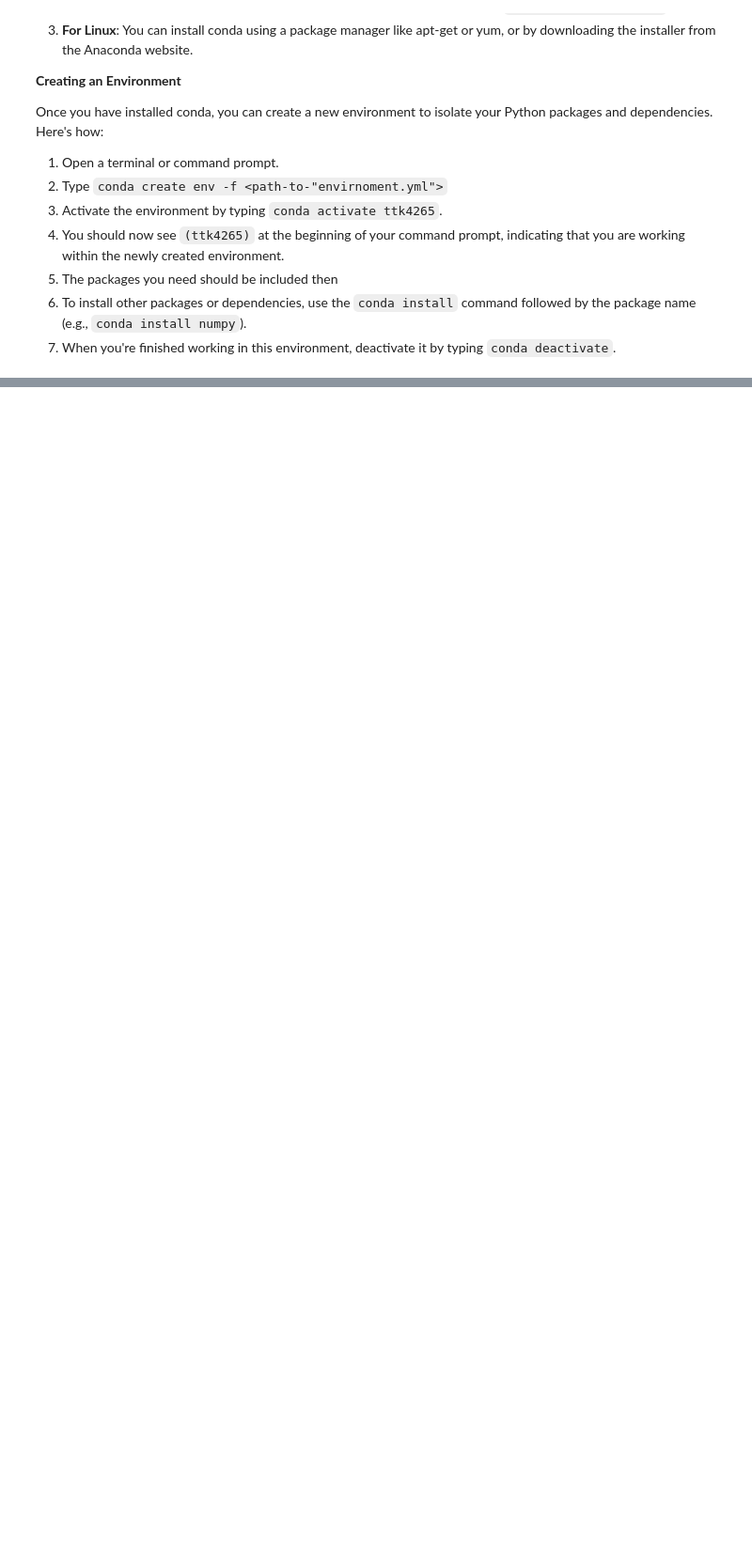
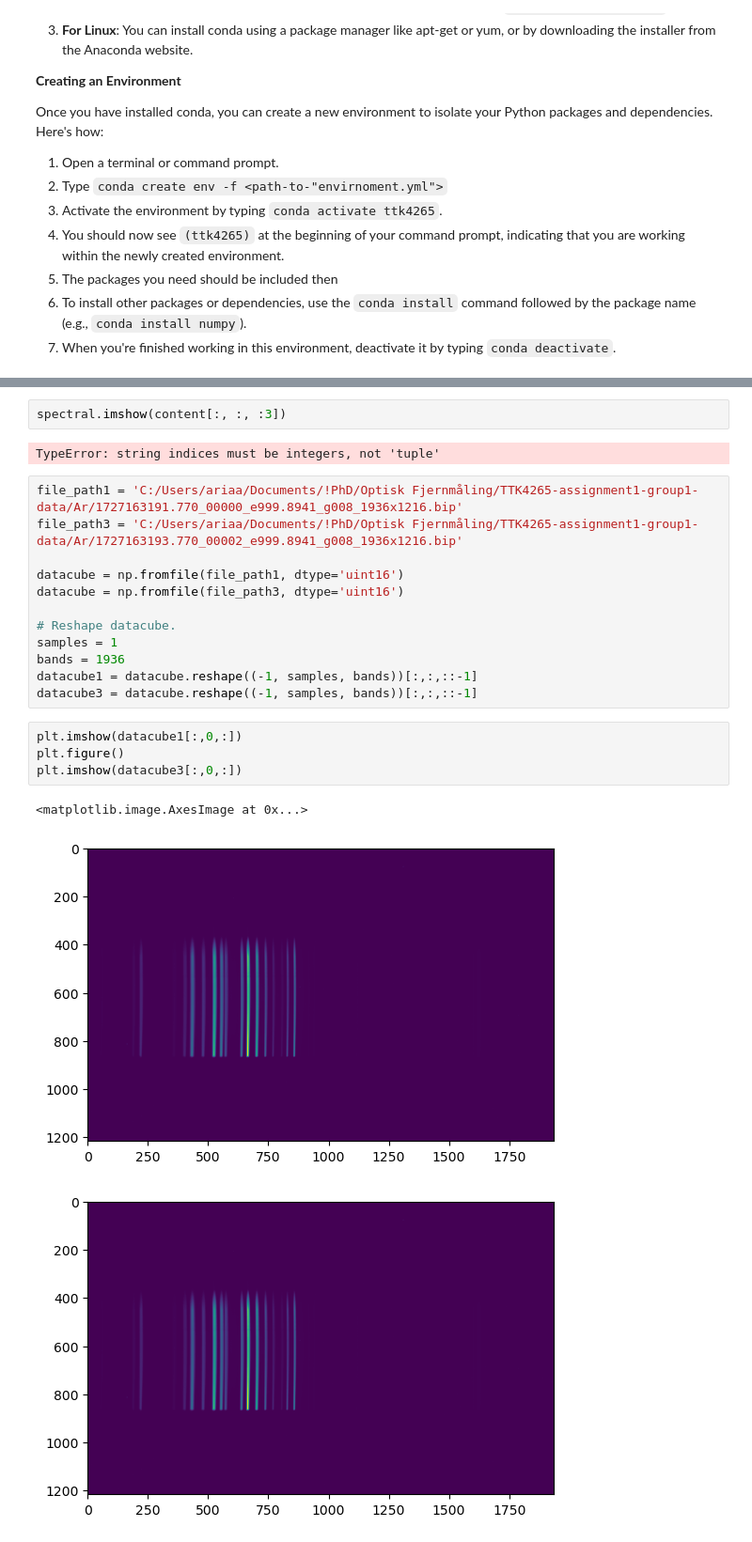
Before and after one commit to Larshalvorhansen/optikkLab, a Jupyter notebook: Code/Assignment_1/notebook.ipynb, the cells around one changed output, grey strips where cells are left out. Shown: that part at 94% size. Saved outputs shown, nothing was run; the diff lists cells and outputs as text; blank space fills up the shorter version.

```diff
--- a/Code/Assignment_1/notebook.ipynb
+++ b/Code/Assignment_1/notebook.ipynb
@@ -40,3 +108,27 @@ Once you have installed conda, you can create a new environment to isolate your
+# %%
+spectral.imshow(content[:, :, :3])
+# %% [output]
+TypeError: string indices must be integers, not 'tuple'
+# %%
+file_path1 = 'C:/Users/ariaa/Documents/!PhD/Optisk Fjernmåling/TTK4265-assignment1-group1-data/Ar/1727163191.770_00000_e999.8941_g008_1936x1216.bip'
+file_path3 = 'C:/Users/ariaa/Documents/!PhD/Optisk Fjernmåling/TTK4265-assignment1-group1-data/Ar/1727163193.770_00002_e999.8941_g008_1936x1216.bip'
+
+datacube = np.fromfile(file_path1, dtype='uint16')
+datacube = np.fromfile(file_path3, dtype='uint16')
+
+# Reshape datacube.
+samples = 1
+bands = 1936
+datacube1 = datacube.reshape((-1, samples, bands))[:,:,::-1]
+datacube3 = datacube.reshape((-1, samples, bands))[:,:,::-1]
+# %%
+plt.imshow(datacube1[:,0,:])
+plt.figure()
+plt.imshow(datacube3[:,0,:])
+# %% [output]
+<matplotlib.image.AxesImage at 0x...>
+[figure, added]
+[figure, added]
 # %%
 import numpy as np
 import matplotlib.pyplot as plt
```
Also changed, not shown: parts of 3 cells of this notebook.
